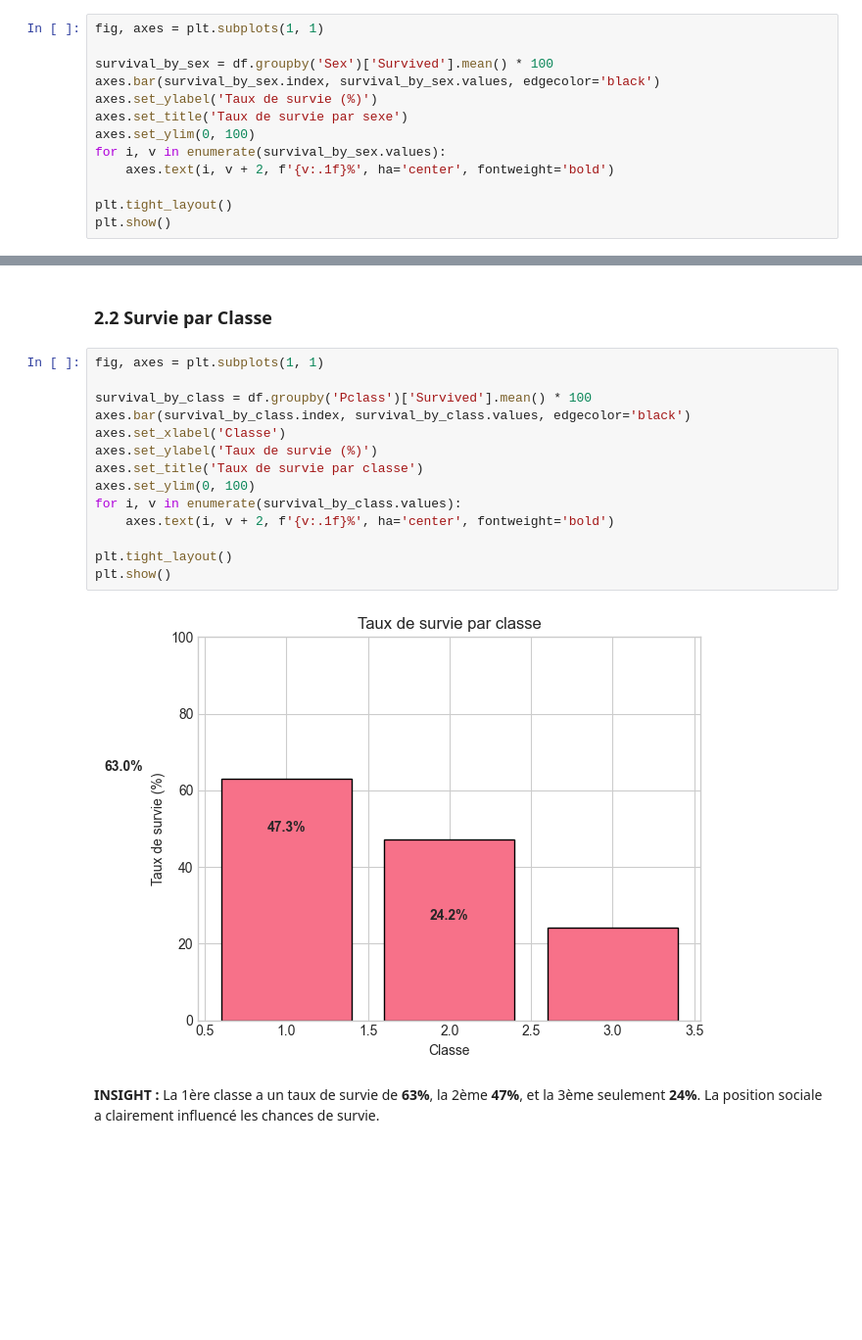
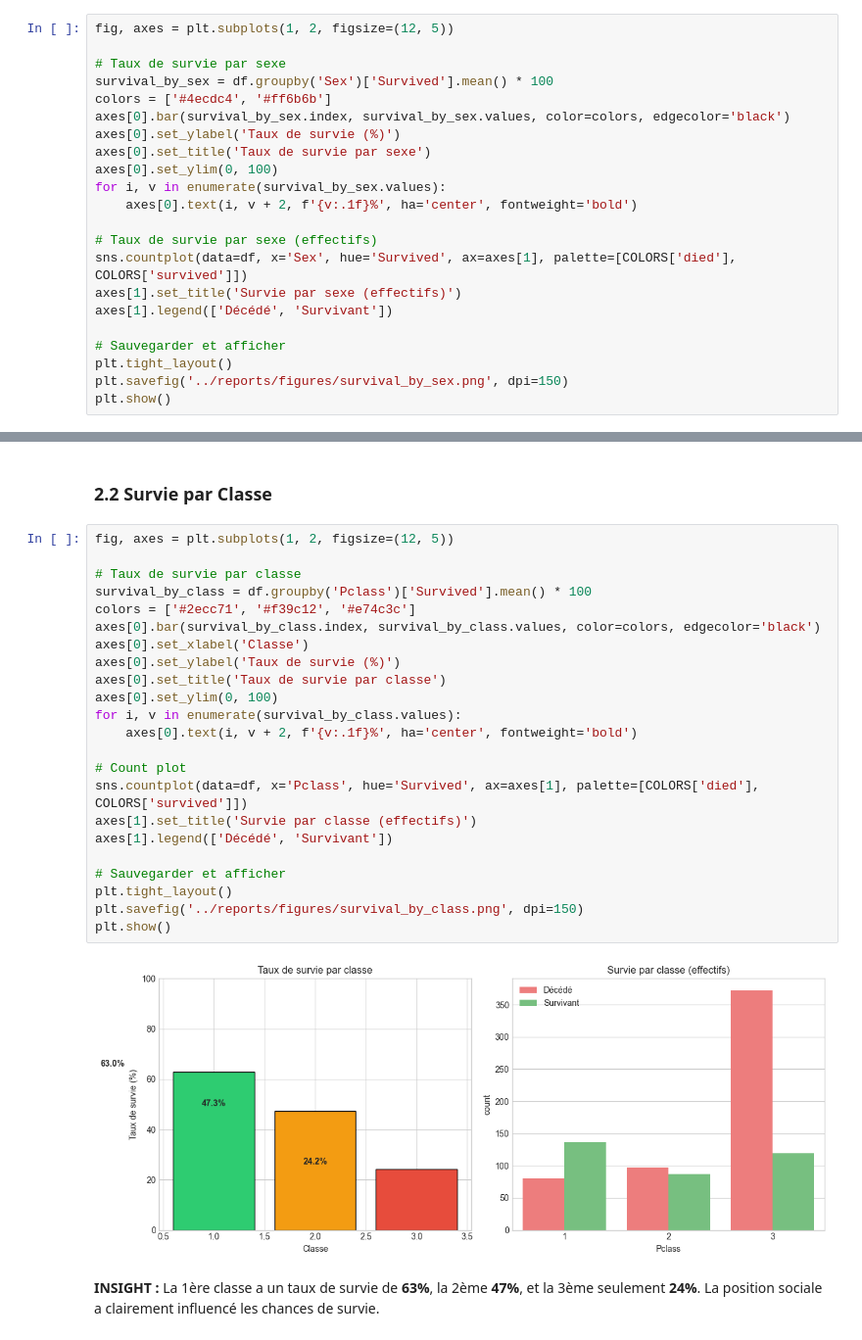
Before and after one commit to MaxMxx/titanic-prog-avance, a Jupyter notebook: notebooks/011_eda.ipynb, the cells around one changed output, grey strips where cells are left out. Shown at 98% size. Drawn from its saved outputs; the diff is of its cells as text; blank space fills up the shorter version.

```diff
--- a/notebooks/011_eda.ipynb
+++ b/notebooks/011_eda.ipynb
@@ -129,16 +169,25 @@ plt.show()
 # %% [markdown]
 ### 2.1 Survie par Sexe
 # %%
-fig, axes = plt.subplots(1, 1)
+fig, axes = plt.subplots(1, 2, figsize=(12, 5))
 
+# Taux de survie par sexe
 survival_by_sex = df.groupby('Sex')['Survived'].mean() * 100
-axes.bar(survival_by_sex.index, survival_by_sex.values, edgecolor='black')
-axes.set_ylabel('Taux de survie (%)')
-axes.set_title('Taux de survie par sexe')
-axes.set_ylim(0, 100)
+colors = ['#4ecdc4', '#ff6b6b']
+axes[0].bar(survival_by_sex.index, survival_by_sex.values, color=colors, edgecolor='black')
+axes[0].set_ylabel('Taux de survie (%)')
+axes[0].set_title('Taux de survie par sexe')
+axes[0].set_ylim(0, 100)
 for i, v in enumerate(survival_by_sex.values):
-    axes.text(i, v + 2, f'{v:.1f}%', ha='center', fontweight='bold')
+    axes[0].text(i, v + 2, f'{v:.1f}%', ha='center', fontweight='bold')
 
+# Taux de survie par sexe (effectifs)
+sns.countplot(data=df, x='Sex', hue='Survived', ax=axes[1], palette=[COLORS['died'], COLORS['survived']])
+axes[1].set_title('Survie par sexe (effectifs)')
+axes[1].legend(['Décédé', 'Survivant'])
+
+# Sauvegarder et afficher
 plt.tight_layout()
+plt.savefig('../reports/figures/survival_by_sex.png', dpi=150)
 plt.show()
 # %% [output]
@@ -148,21 +197,30 @@ plt.show()
 # %% [markdown]
 ### 2.2 Survie par Classe
 # %%
-fig, axes = plt.subplots(1, 1)
+fig, axes = plt.subplots(1, 2, figsize=(12, 5))
 
+# Taux de survie par classe
 survival_by_class = df.groupby('Pclass')['Survived'].mean() * 100
-axes.bar(survival_by_class.index, survival_by_class.values, edgecolor='black')
-axes.set_xlabel('Classe')
-axes.set_ylabel('Taux de survie (%)')
-axes.set_title('Taux de survie par classe')
-axes.set_ylim(0, 100)
+colors = ['#2ecc71', '#f39c12', '#e74c3c']
+axes[0].bar(survival_by_class.index, survival_by_class.values, color=colors, edgecolor='black')
+axes[0].set_xlabel('Classe')
+axes[0].set_ylabel('Taux de survie (%)')
+axes[0].set_title('Taux de survie par classe')
+axes[0].set_ylim(0, 100)
 for i, v in enumerate(survival_by_class.values):
-    axes.text(i, v + 2, f'{v:.1f}%', ha='center', fontweight='bold')
+    axes[0].text(i, v + 2, f'{v:.1f}%', ha='center', fontweight='bold')
 
+# Count plot
+sns.countplot(data=df, x='Pclass', hue='Survived', ax=axes[1], palette=[COLORS['died'], COLORS['survived']])
+axes[1].set_title('Survie par classe (effectifs)')
+axes[1].legend(['Décédé', 'Survivant'])
+
+# Sauvegarder et afficher
 plt.tight_layout()
+plt.savefig('../reports/figures/survival_by_class.png', dpi=150)
 plt.show()
 # %% [output]
-[figure, old version]
+[figure, new version]
 # %% [markdown]
 **INSIGHT :** La 1ère classe a un taux de survie de **63%**, la 2ème **47%**, et la 3ème seulement **24%**. La position sociale a clairement influencé les chances de survie.
 # %% [markdown]
```
Also changed, not shown: parts of 18 cells of this notebook, 12 other files.
